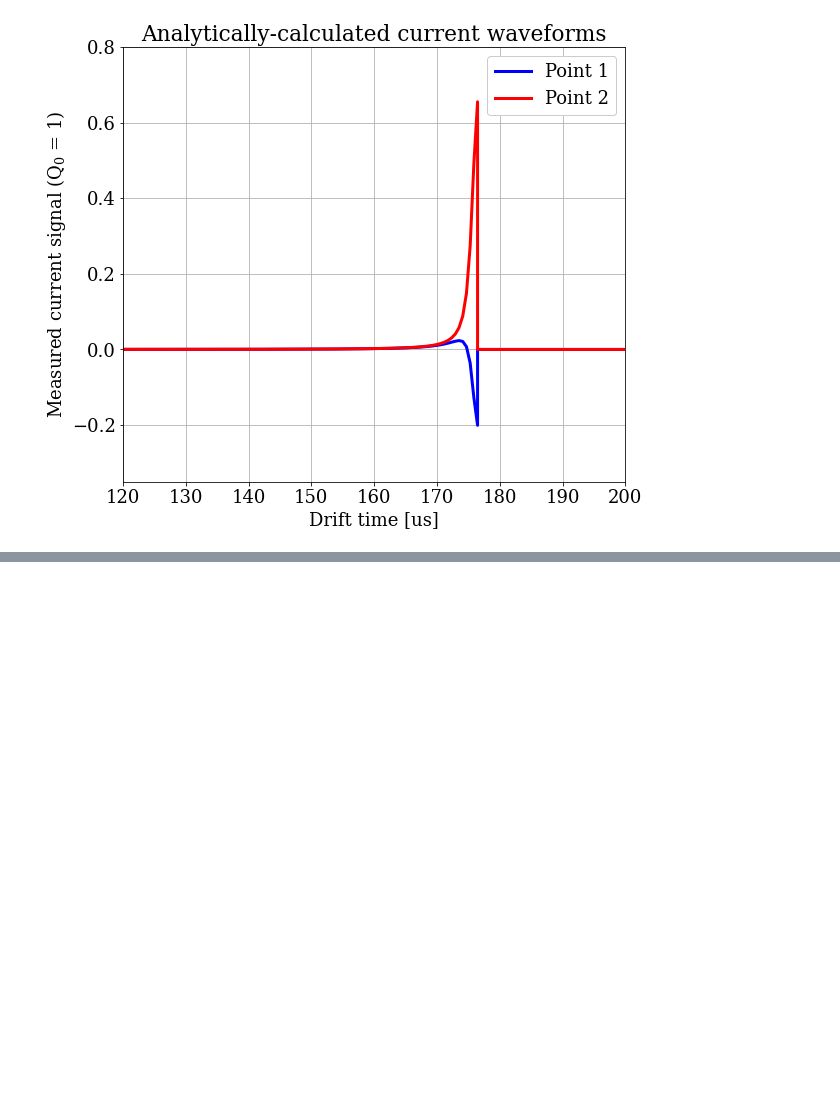
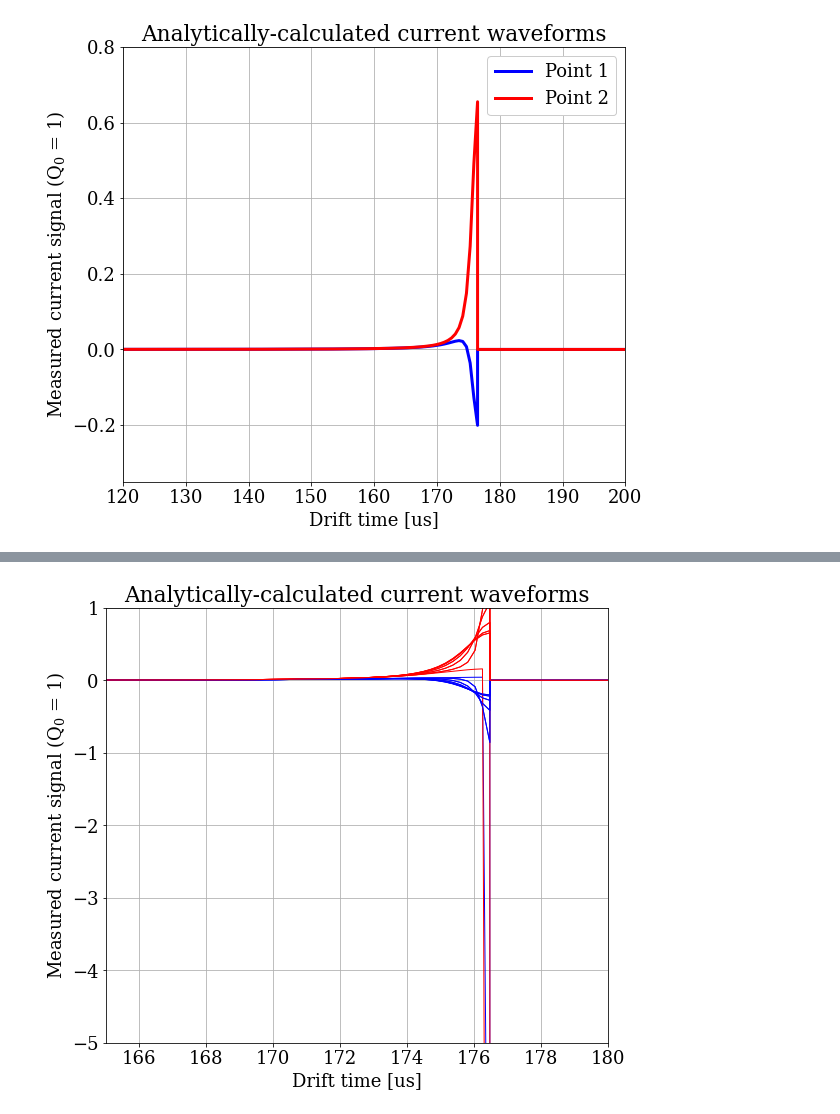
Before and after one commit to bglenardo/CurrentAndChargeSignalCalculator, a Jupyter notebook: Example Notebook.ipynb, the cells around one changed output, grey strips where cells are left out. Cells and saved outputs as stored; diff of their text form; code cells hidden in the pictures; blank space fills up the shorter version.

```diff
--- a/Example Notebook.ipynb
+++ b/Example Notebook.ipynb
@@ -135,0 +181,48 @@ plt.grid()
+# %%
+#testing that a padGap exists; easiest way at the moment is to go along the center line of a strip
+#because the code is such that the "bridge" connecting pads doesn't exist, and there is a gap between
+#the pads instead.
+
+padSize = 6 #6mm pad pitch along the diagonal of the individual pad squares
+numPads = 16 #pads per strip
+padGap = None #mm gap between pads, normal distance between two edges shrinks the actual size of the square
+numWfmPoints = 800
+
+plt.title('Analytically-calculated current waveforms')
+
+xvalues = np.linspace(0, padSize, 11)
+for j, xshift in enumerate(xvalues):
+    pt1_drift_points, pt1_current_wfm = SignalCalculator.ComputeCurrentWaveformOnStrip( \
+                                                        Q, pt1[0] + xshift, pt1[1], pt1[2], \
+                                                        padSize=6., numPads=16, numWfmPoints=numWfmPoints )
+    pt2_drift_points, pt2_current_wfm = SignalCalculator.ComputeCurrentWaveformOnStrip( \
+                                                        Q, pt2[0] + xshift, pt2[1], pt2[2], \
+                                                        padSize=6., numPads=16, numWfmPoints=numWfmPoints )
+
+    # Add extra points on the end to force the current to go to 0 after
+    # the charge gets collected.
+    pt1_drift_points = np.append( pt1_drift_points, pt1_drift_points[-1])
+    pt2_drift_points = np.append( pt2_drift_points, pt2_drift_points[-1])
+
+    pt1_drift_points = np.append( pt1_drift_points, 200.)
+    pt2_drift_points = np.append( pt2_drift_points, 200.)
+
+    pt1_current_wfm = np.append( pt1_current_wfm, [0., 0.])
+    pt2_current_wfm = np.append( pt2_current_wfm, [0., 0.])
+
+
+
+    # Plot the waveforms
+    plt.plot(pt1_drift_points,pt1_current_wfm,'-b',linewidth=1,label='Point 1')
+    plt.plot(pt2_drift_points,pt2_current_wfm,'-r',linewidth=1,label='Point 2')
+
+plt.xlabel('Drift time [us]')
+plt.ylabel(r'Measured current signal (Q$_0$ = 1)')
+
+plt.xlim(165.,180)
+#points that are right on the gap have a very high negative derivative in charge
+plt.ylim(-5,1)
+#plt.legend(framealpha=1.)
+plt.grid()
+# %% [output]
+[figure, added]
```
Also changed, not shown: parts of 1 cell of this notebook, 1 other file.
